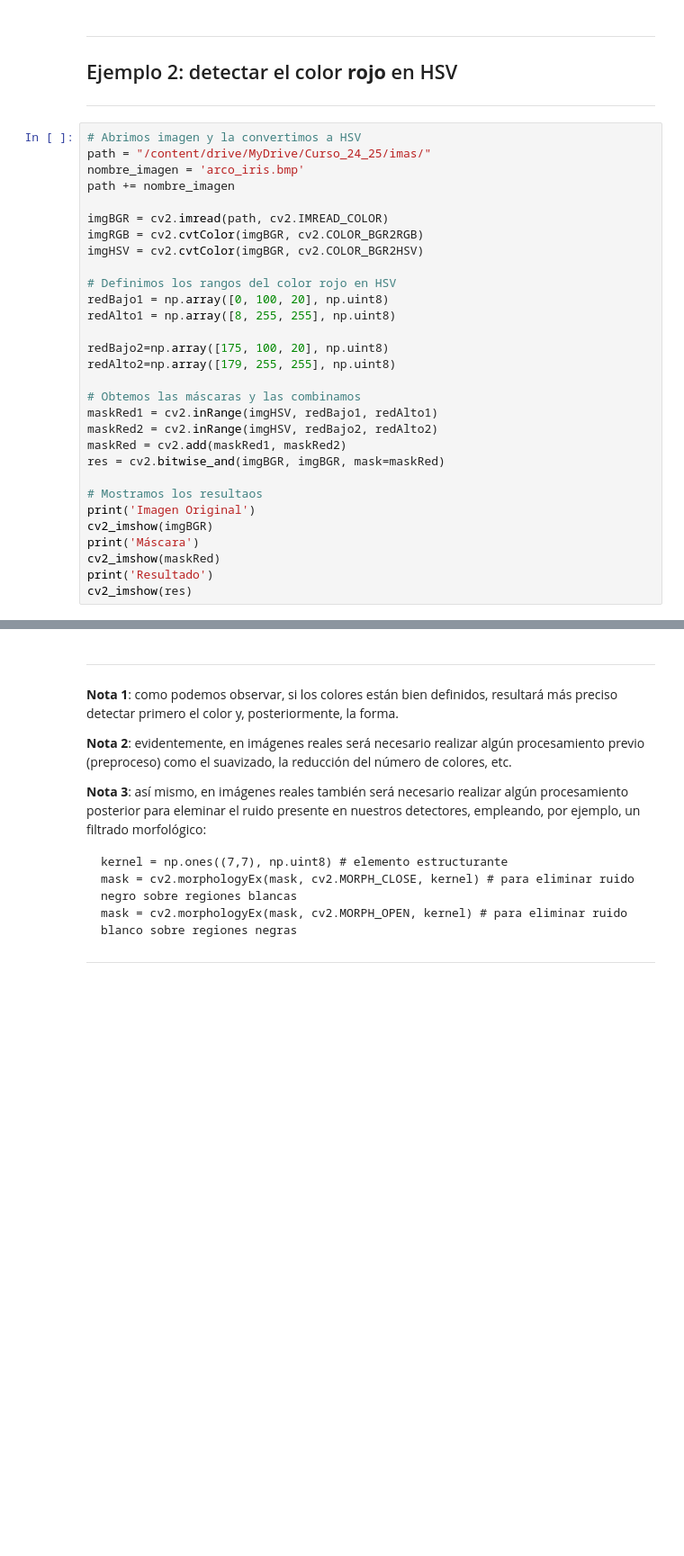
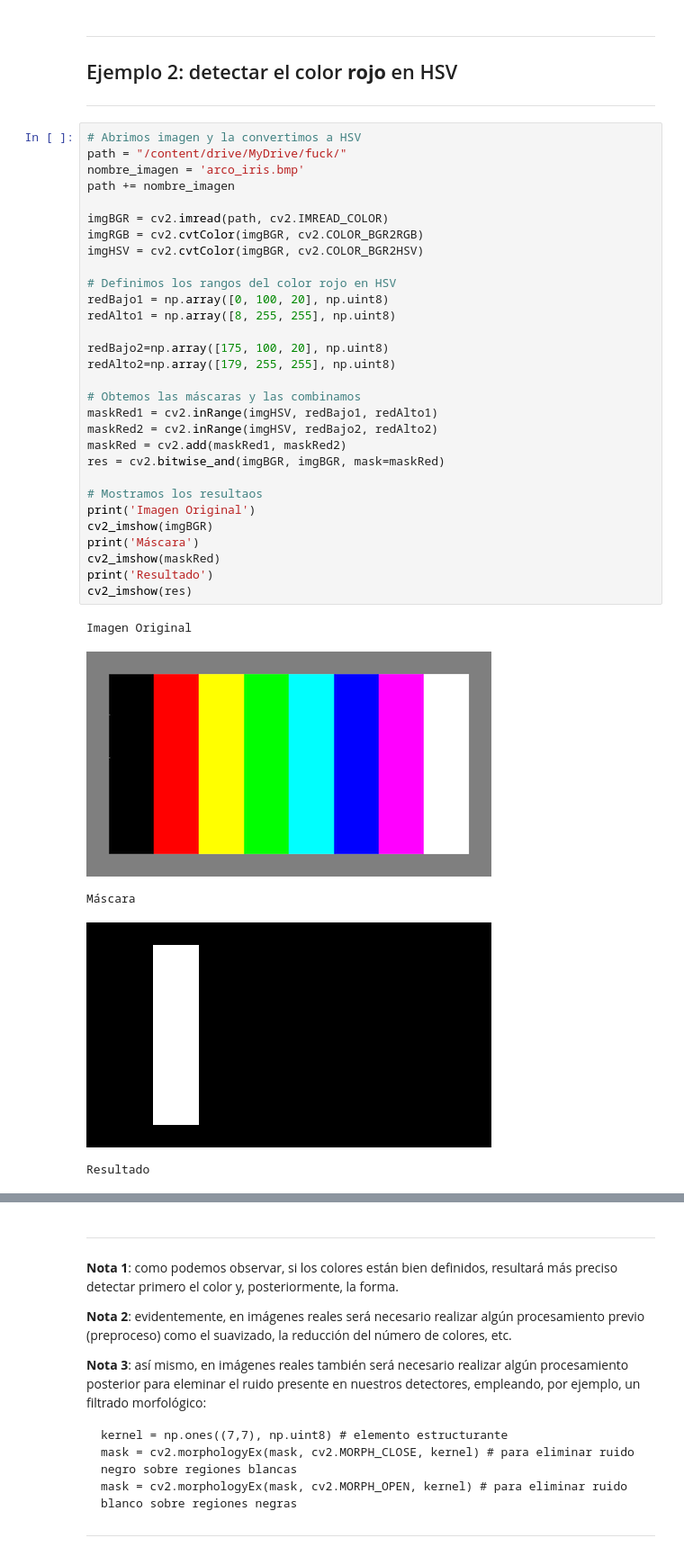
Before and after one commit to ETSISI-bt0354/Sistemas-Inteligentes, a Jupyter notebook: CP06_Procesamiento_de_Color.ipynb, the cells around one changed output, grey strips where cells are left out. Shown at 90% size. Saved outputs shown, nothing was run; the diff lists cells and outputs as text; blank space fills up the shorter version.

```diff
--- a/CP06_Procesamiento_de_Color.ipynb
+++ b/CP06_Procesamiento_de_Color.ipynb
@@ -120,31 +132,37 @@ cv2_imshow(res)
 ---
 # %%
 # Abrimos imagen y la convertimos a HSV
-path = "/content/drive/MyDrive/Curso_24_25/imas/"
+path = "/content/drive/MyDrive/fuck/"
 nombre_imagen = 'arco_iris.bmp'
 path += nombre_imagen
 
 imgBGR = cv2.imread(path, cv2.IMREAD_COLOR)
 imgRGB = cv2.cvtColor(imgBGR, cv2.COLOR_BGR2RGB)
 imgHSV = cv2.cvtColor(imgBGR, cv2.COLOR_BGR2HSV)
 
 # Definimos los rangos del color rojo en HSV
 redBajo1 = np.array([0, 100, 20], np.uint8)
 redAlto1 = np.array([8, 255, 255], np.uint8)
 
 redBajo2=np.array([175, 100, 20], np.uint8)
 redAlto2=np.array([179, 255, 255], np.uint8)
 
 # Obtemos las máscaras y las combinamos
 maskRed1 = cv2.inRange(imgHSV, redBajo1, redAlto1)
 maskRed2 = cv2.inRange(imgHSV, redBajo2, redAlto2)
 maskRed = cv2.add(maskRed1, maskRed2)
 res = cv2.bitwise_and(imgBGR, imgBGR, mask=maskRed)
 
 # Mostramos los resultaos
 print('Imagen Original')
 cv2_imshow(imgBGR)
 print('Máscara')
 cv2_imshow(maskRed)
 print('Resultado')
 cv2_imshow(res)
+# %% [output]
+Imagen Original
+[figure, added]
+Máscara
+[figure, added]
+Resultado
```
Also changed, not shown: parts of 7 cells of this notebook.
